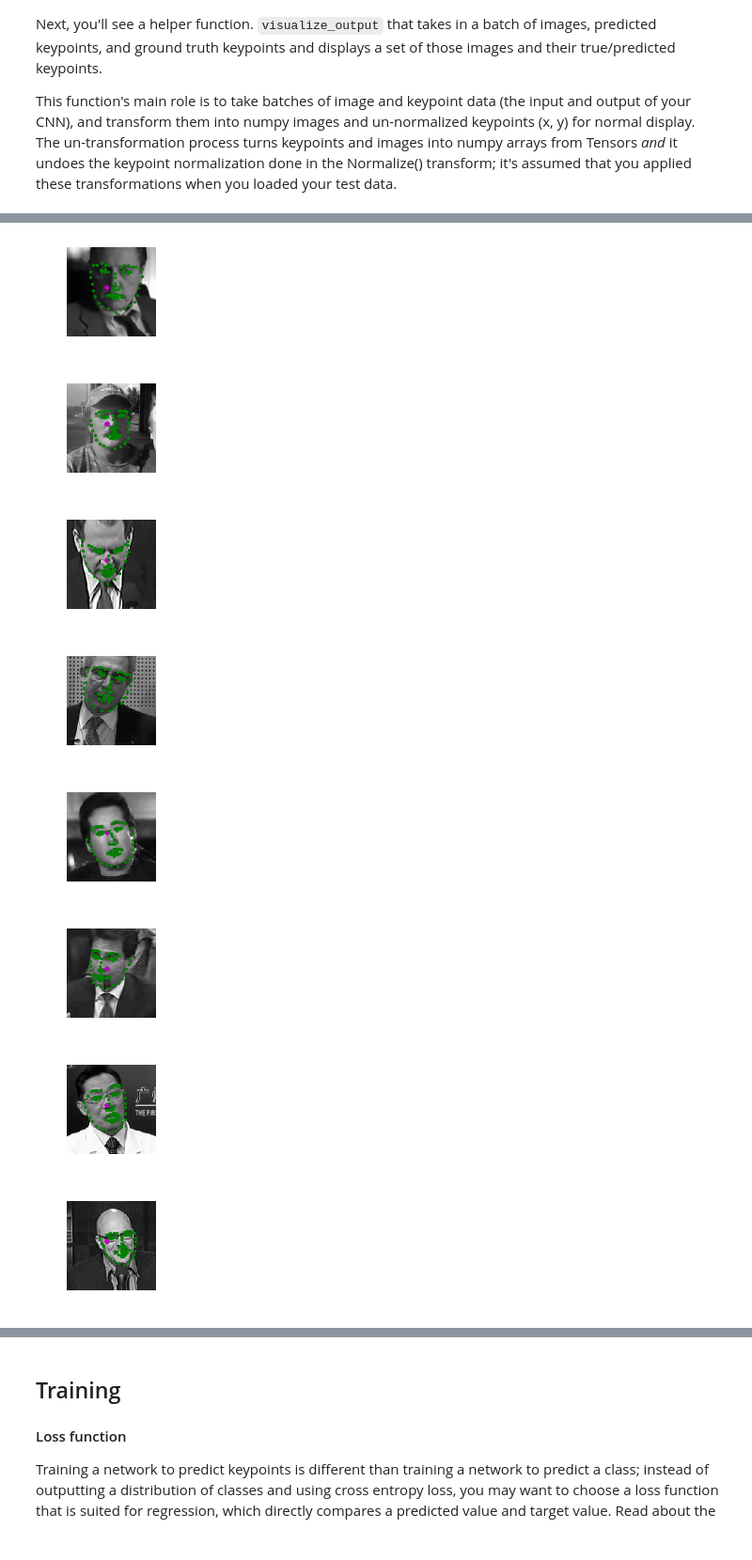
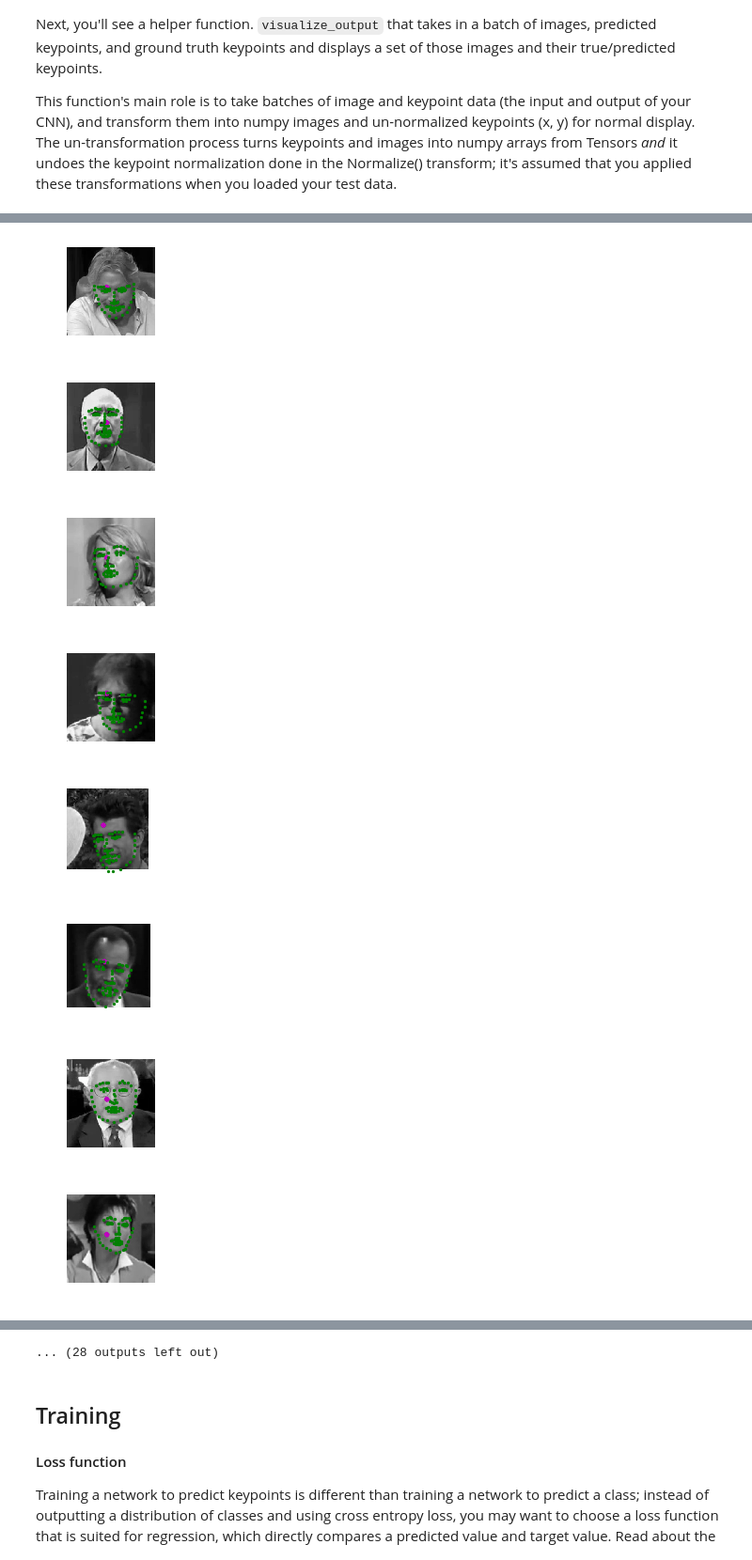
Before and after one commit to randomwalk10/P1_Facial_Keypoints, a Jupyter notebook: 2. Define the Network Architecture.ipynb, the cells around one changed output, grey strips where cells are left out. Shown at 94% size. Saved outputs shown, nothing was run; the diff lists cells and outputs as text; code cells hidden in the pictures.

```diff
--- a/2. Define the Network Architecture.ipynb
+++ b/2. Define the Network Architecture.ipynb
@@ -176,7 +178,7 @@ Decide on a good batch size for training your model. Try both small and large ba
 **Note for Windows users**: Please change the `num_workers` to 0 or you may face some issues with your DataLoader failing.
 # %%
 # load training data in batches
-batch_size = 10
+batch_size = 40
 
 train_loader = DataLoader(transformed_dataset,
                           batch_size=batch_size,
@@ -202,8 +204,6 @@ test_dataset = FacialKeypointsDataset(csv_file='data/test_frames_keypoints.csv',
                                              transform=data_transform)
 # %%
 # load test data in batches
-batch_size = 10
-
 test_loader = DataLoader(test_dataset,
                           batch_size=batch_size,
                           shuffle=True,
@@ -287,7 +287,7 @@ def visualize_output(test_images, test_outputs, gt_pts=None, batch_size=10):
 
     for i in range(batch_size):
         plt.figure(figsize=(20,10))
-        ax = plt.subplot(1, batch_size, i+1)
+        ax = plt.subplot(5, batch_size/5, i+1)
 
         # un-transform the image data
         image = test_images[i].data   # get the image from it's wrapper
@@ -314,5 +314,5 @@ def visualize_output(test_images, test_outputs, gt_pts=None, batch_size=10):
     plt.show()
 
 # call it
-visualize_output(test_images.cpu(), test_outputs.cpu(), gt_pts.cpu())
+visualize_output(test_images.cpu(), test_outputs.cpu(), gt_pts.cpu(), batch_size)
 # %% [output]
@@ -320,8 +320,8 @@ visualize_output(test_images.cpu(), test_outputs.cpu(), gt_pts.cpu())
-[figure, old version]
+[figure, new version]
-[figure, old version]
+[figure, new version]
-[figure, old version]
+[figure, new version]
-[figure, old version]
+[figure, new version]
-[figure, old version]
+[figure, new version]
-[figure, old version]
+[figure, new version]
-[figure, old version]
+[figure, new version]
-[figure, old version]
+[figure, new version]
@@ -329,3 +331,4 @@ visualize_output(test_images.cpu(), test_outputs.cpu(), gt_pts.cpu())
+... (28 outputs left out)
 # %% [markdown]
 ## Training
 
```
Also changed, not shown: parts of 22 cells of this notebook, 3 other files.
